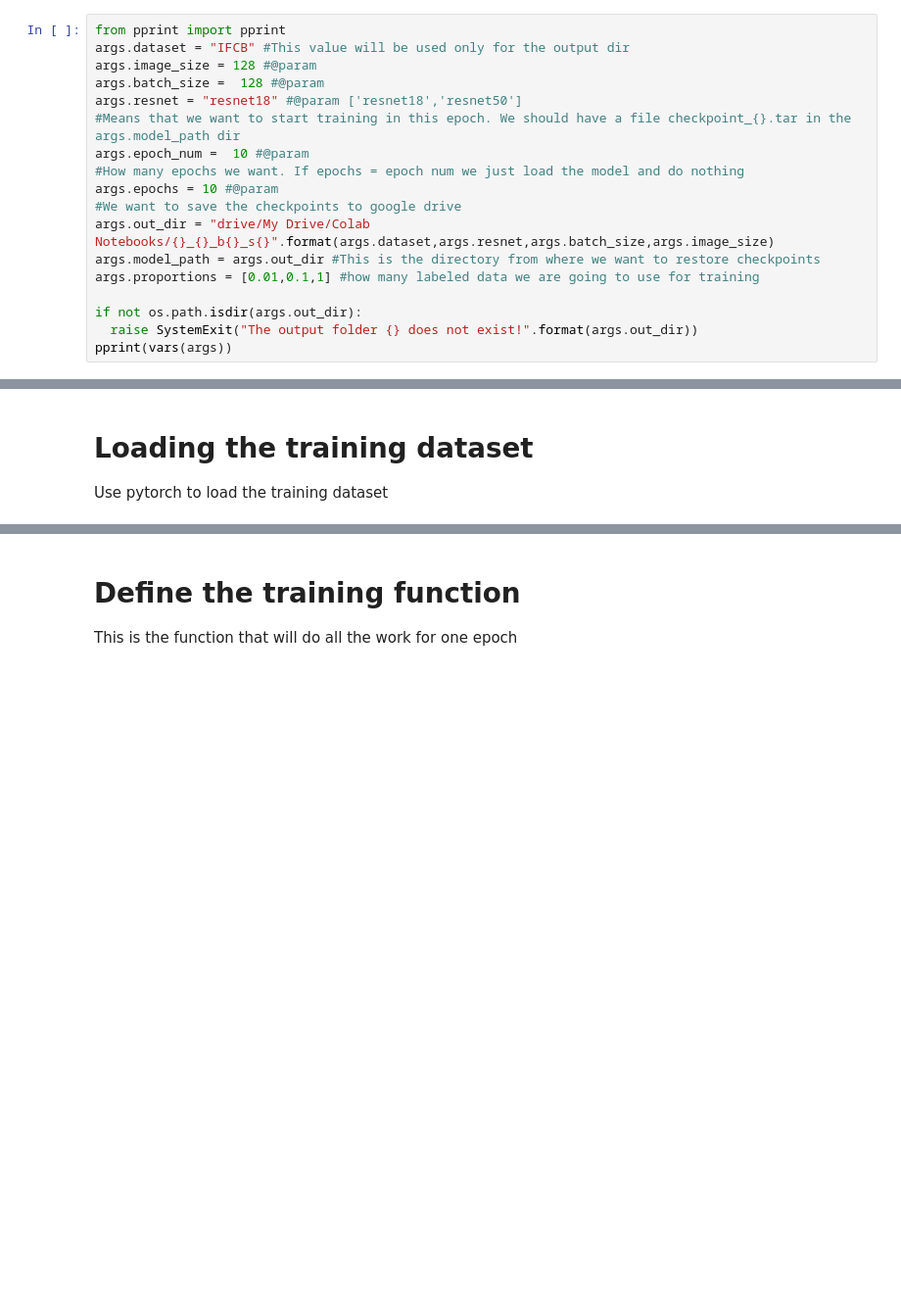
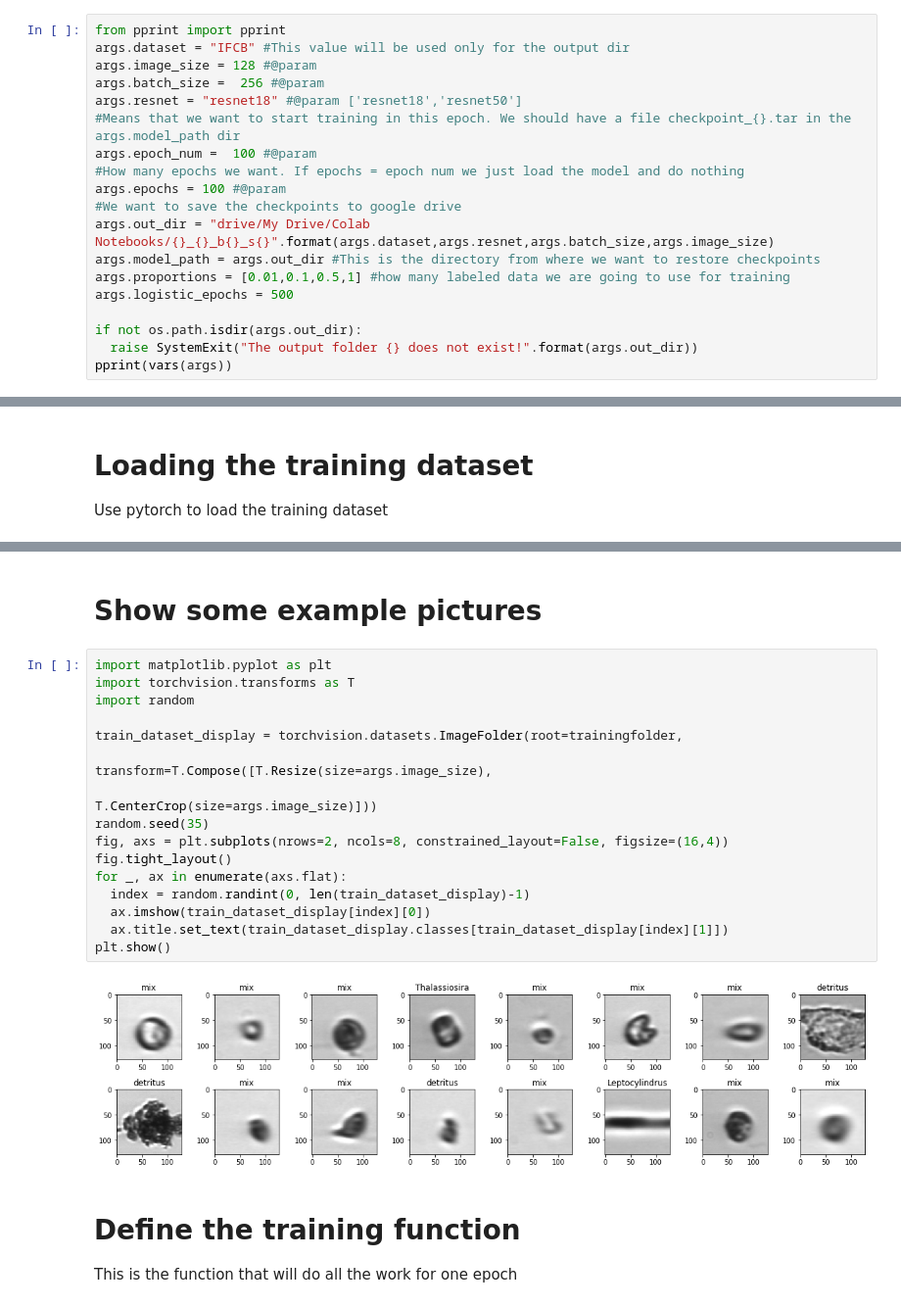
Before and after one commit to pglez82/IFCB_semisupervised, a Jupyter notebook: IFCB.ipynb, the cells around one changed output, grey strips where cells are left out. Shown at 98% size. Saved outputs shown, nothing was run; the diff lists cells and outputs as text; blank space fills up the shorter version.

```diff
--- a/IFCB.ipynb
+++ b/IFCB.ipynb
@@ -188,16 +188,17 @@ Using cuda:0
 from pprint import pprint
 args.dataset = "IFCB" #This value will be used only for the output dir
 args.image_size = 128 #@param
-args.batch_size =  128 #@param
+args.batch_size =  256 #@param
 args.resnet = "resnet18" #@param ['resnet18','resnet50']
 #Means that we want to start training in this epoch. We should have a file checkpoint_{}.tar in the args.model_path dir
-args.epoch_num =  10 #@param
+args.epoch_num =  100 #@param
 #How many epochs we want. If epochs = epoch num we just load the model and do nothing
-args.epochs = 10 #@param
+args.epochs = 100 #@param
 #We want to save the checkpoints to google drive
 args.out_dir = "drive/My Drive/Colab Notebooks/{}_{}_b{}_s{}".format(args.dataset,args.resnet,args.batch_size,args.image_size)
 args.model_path = args.out_dir #This is the directory from where we want to restore checkpoints
-args.proportions = [0.01,0.1,1] #how many labeled data we are going to use for training
+args.proportions = [0.01,0.1,0.5,1] #how many labeled data we are going to use for training
+args.logistic_epochs = 500
 
 if not os.path.isdir(args.out_dir):
   raise SystemExit("The output folder {} does not exist!".format(args.out_dir))
@@ -243,4 +242,24 @@ train_loader = torch.utils.data.DataLoader(
 )
+# %% [markdown]
+# Show some example pictures
+# %%
+import matplotlib.pyplot as plt
+import torchvision.transforms as T
+import random
+
+train_dataset_display = torchvision.datasets.ImageFolder(root=trainingfolder,
+                                                         transform=T.Compose([T.Resize(size=args.image_size),
+                                                                              T.CenterCrop(size=args.image_size)]))
+random.seed(35)
+fig, axs = plt.subplots(nrows=2, ncols=8, constrained_layout=False, figsize=(16,4))
+fig.tight_layout()
+for _, ax in enumerate(axs.flat):
+  index = random.randint(0, len(train_dataset_display)-1)
+  ax.imshow(train_dataset_display[index][0])
+  ax.title.set_text(train_dataset_display.classes[train_dataset_display[index][1]])
+plt.show()
+# %% [output]
+[figure, added]
 # %% [markdown]
 # Define the training function
 This is the function that will do all the work for one epoch
```
Also changed, not shown: parts of 11 cells of this notebook, 1 other file.
